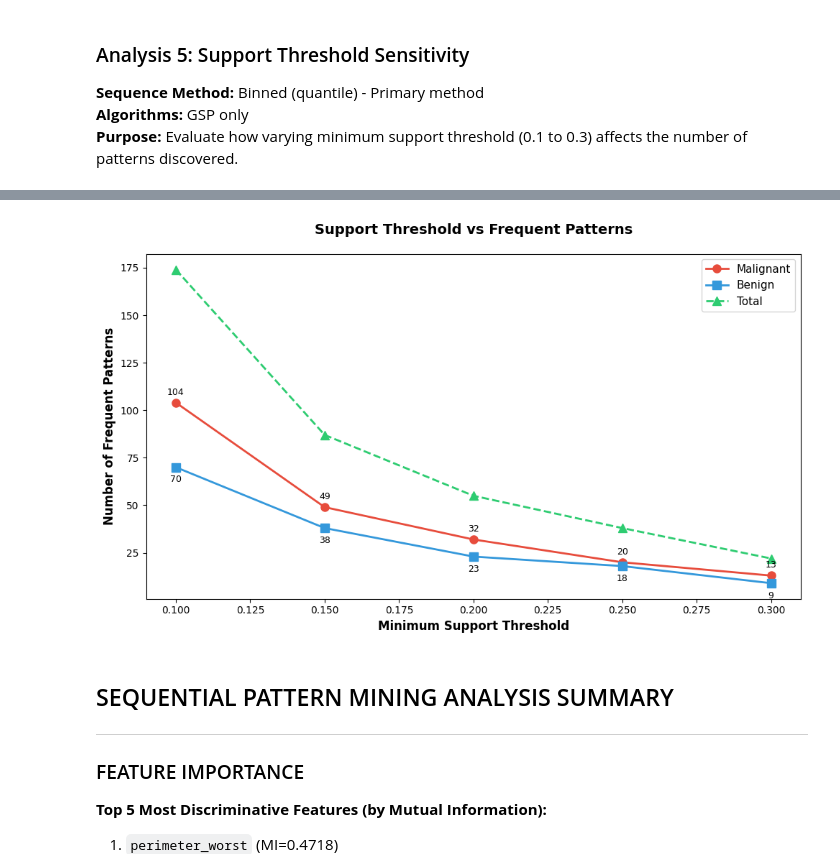
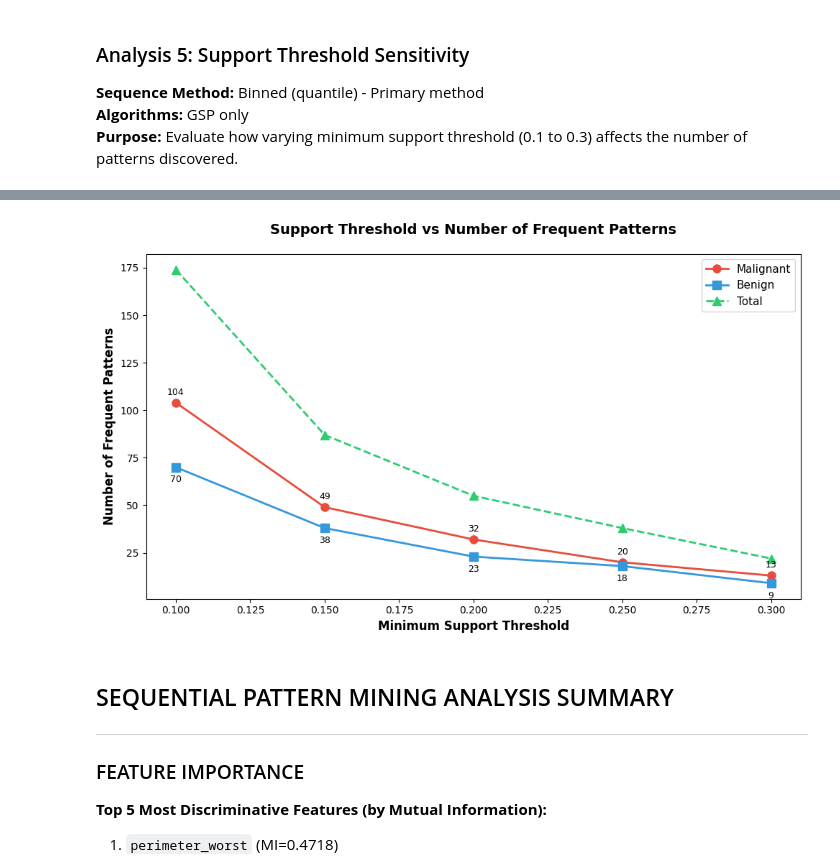
Before and after one commit to sihjiaqi/SC4020-Data-Mining-Project-2, a Jupyter notebook: task-2.ipynb, the cells around one changed output, grey strips where cells are left out. Drawn from its saved outputs; the diff is of its cells as text; code cells hidden in the pictures.

```diff
--- a/task-2.ipynb
+++ b/task-2.ipynb
@@ -63,3 +63,37 @@ Data columns (total 32 columns):
  31  fractal_dimension_worst  569 non-null    float64
 dtypes: float64(30), int64(1), object(1)
 memory usage: 142.4+ KB
+# %%
+# Display raw feature ranges to demonstrate scale differences
+print("="*60)
+print("RAW FEATURE SCALES (Before Normalization)")
+print("="*60)
+
+# Select a few features with vastly different scales
+demo_features = ['area_mean', 'smoothness_mean', 'radius_mean', 'texture_mean', 'perimeter_mean']
+
+for feature in demo_features:
+    min_val = X[feature].min()
+    max_val = X[feature].max()
+    range_val = max_val - min_val
+    print(f"\n{feature}:")
+    print(f"  Min:   {min_val:>10.2f}")
+    print(f"  Max:   {max_val:>10.2f}")
+    print(f"  Range: {range_val:>10.2f}")
+
+print("\n" + "="*60)
+print("AFTER NORMALIZATION (Z-scores)")
+print("="*60)
+
+for feature in demo_features:
+    min_val = X_scaled[feature].min()
+    max_val = X_scaled[feature].max()
+    mean_val = X_scaled[feature].mean()
+    std_val = X_scaled[feature].std()
+    print(f"\n{feature}:")
+    print(f"  Min:  {min_val:>8.2f}")
+    print(f"  Max:  {max_val:>8.2f}")
+    print(f"  Mean: {mean_val:>8.2f}")
+    print(f"  Std:  {std_val:>8.2f}")
+
+print("\n" + "="*60)
@@ -1034,35 +1086,35 @@ import matplotlib.pyplot as plt
 
 fig, ax = plt.subplots(figsize=(10, 6))
 
 # Plot lines for malignant, benign, and total patterns
 ax.plot(support_df['min_support'], support_df['malignant_patterns'],
         marker='o', linewidth=2, markersize=8, label='Malignant', color='#e74c3c')
 ax.plot(support_df['min_support'], support_df['benign_patterns'],
         marker='s', linewidth=2, markersize=8, label='Benign', color='#3498db')
 ax.plot(support_df['min_support'], support_df['total_patterns'],
         marker='^', linewidth=2, markersize=8, label='Total', color='#2ecc71', linestyle='--')
 
 # Formatting
 ax.set_xlabel('Minimum Support Threshold', fontsize=12, fontweight='bold')
 ax.set_ylabel('Number of Frequent Patterns', fontsize=12, fontweight='bold')
-ax.set_title('Support Threshold vs Frequent Patterns',
+ax.set_title('Support Threshold vs Number of Frequent Patterns',
              fontsize=14, fontweight='bold', pad=20)
 ax.legend(fontsize=11)
 # ax.grid(True, alpha=0.3, linestyle='--')
 
 # Add value labels on points
 for i, row in support_df.iterrows():
     ax.annotate(f"{int(row['malignant_patterns'])}",
                 (row['min_support'], row['malignant_patterns']),
                 textcoords="offset points", xytext=(0,8), ha='center', fontsize=9)
     ax.annotate(f"{int(row['benign_patterns'])}",
                 (row['min_support'], row['benign_patterns']),
                 textcoords="offset points", xytext=(0,-15), ha='center', fontsize=9)
 
 plt.tight_layout()
 plt.show()
 # %% [output]
-[figure, old version]
+[figure, new version]
 # %% [markdown]
 ## SEQUENTIAL PATTERN MINING ANALYSIS SUMMARY
 
```
Also changed, not shown: parts of 1 cell of this notebook, 9 other files.
